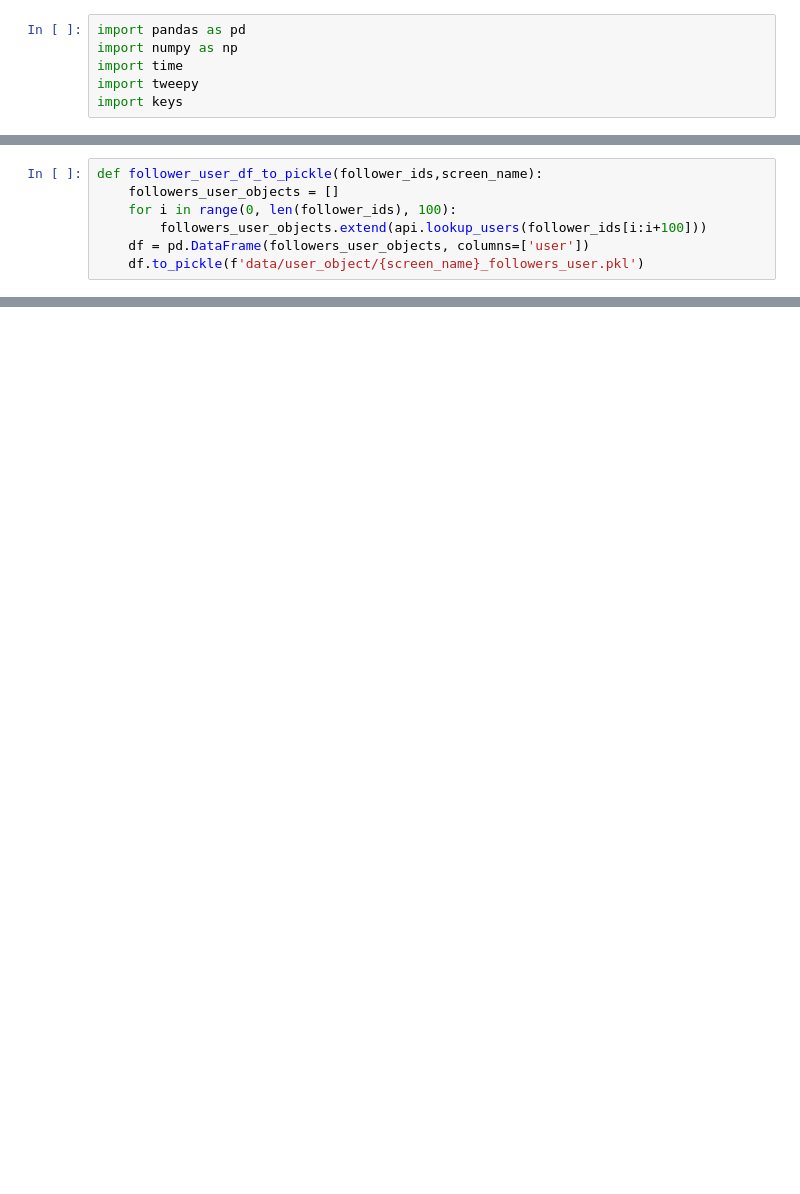
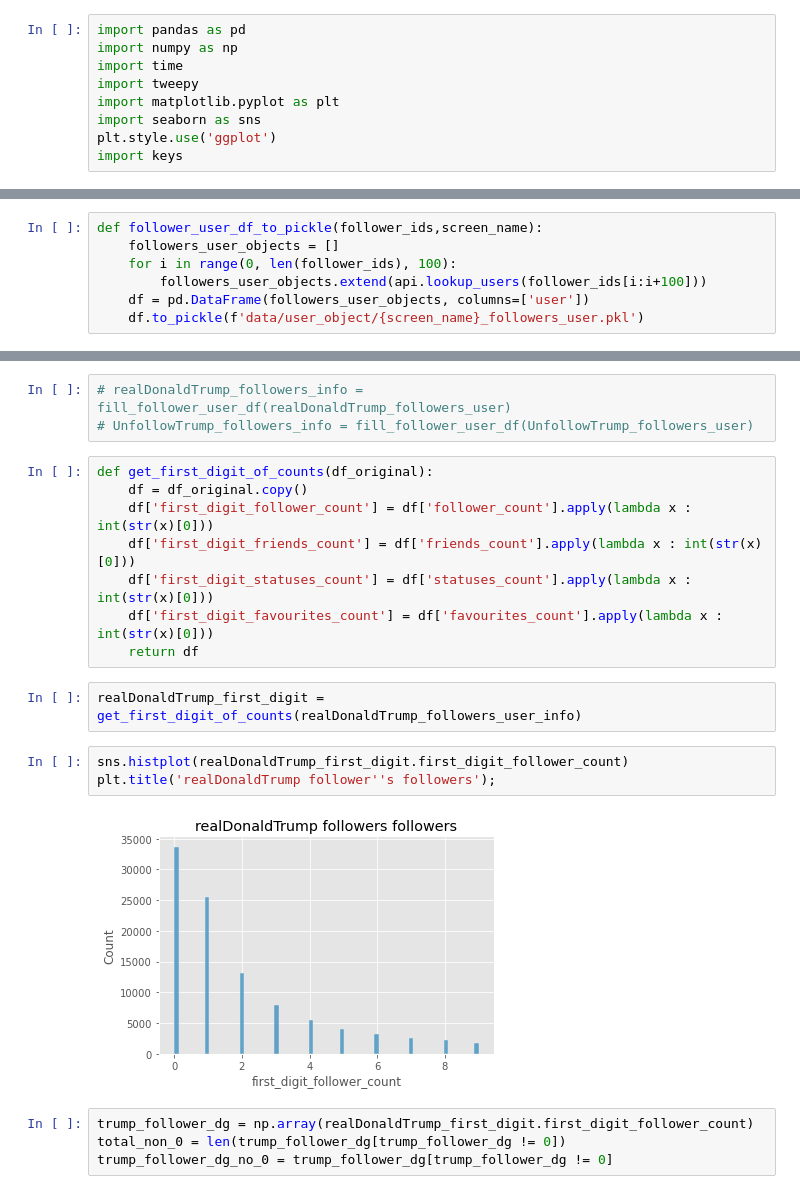
Before and after one commit to czengnn/Benfords-Law-with-Twitter, a Jupyter notebook: tweepy_to_user_object_df.ipynb, the cells around one changed output, grey strips where cells are left out. Drawn from its saved outputs; the diff is of its cells as text; blank space fills up the shorter version.

Commit message:
started graphing

```diff
--- a/tweepy_to_user_object_df.ipynb
+++ b/tweepy_to_user_object_df.ipynb
@@ -3,6 +3,9 @@ import pandas as pd
 import numpy as np
 import time
 import tweepy
+import matplotlib.pyplot as plt
+import seaborn as sns
+plt.style.use('ggplot')
 import keys
 # %%
 auth = tweepy.OAuthHandler(keys.consumer_key, keys.consumer_secret)
@@ -73,0 +73,22 @@ realDonaldTrump_followers_user.user[0].friends_count
+# %%
+# realDonaldTrump_followers_info = fill_follower_user_df(realDonaldTrump_followers_user)
+# UnfollowTrump_followers_info = fill_follower_user_df(UnfollowTrump_followers_user)
+# %%
+def get_first_digit_of_counts(df_original):
+    df = df_original.copy()
+    df['first_digit_follower_count'] = df['follower_count'].apply(lambda x : int(str(x)[0]))
+    df['first_digit_friends_count'] = df['friends_count'].apply(lambda x : int(str(x)[0]))
+    df['first_digit_statuses_count'] = df['statuses_count'].apply(lambda x : int(str(x)[0]))
+    df['first_digit_favourites_count'] = df['favourites_count'].apply(lambda x : int(str(x)[0]))
+    return df
+# %%
+realDonaldTrump_first_digit = get_first_digit_of_counts(realDonaldTrump_followers_user_info)
+# %%
+sns.histplot(realDonaldTrump_first_digit.first_digit_follower_count)
+plt.title('realDonaldTrump follower''s followers');
+# %% [output]
+[figure, added]
+# %%
+trump_follower_dg = np.array(realDonaldTrump_first_digit.first_digit_follower_count)
+total_non_0 = len(trump_follower_dg[trump_follower_dg != 0])
+trump_follower_dg_no_0 = trump_follower_dg[trump_follower_dg != 0]
```
Also changed, not shown: parts of 22 cells of this notebook, 1 other file.
